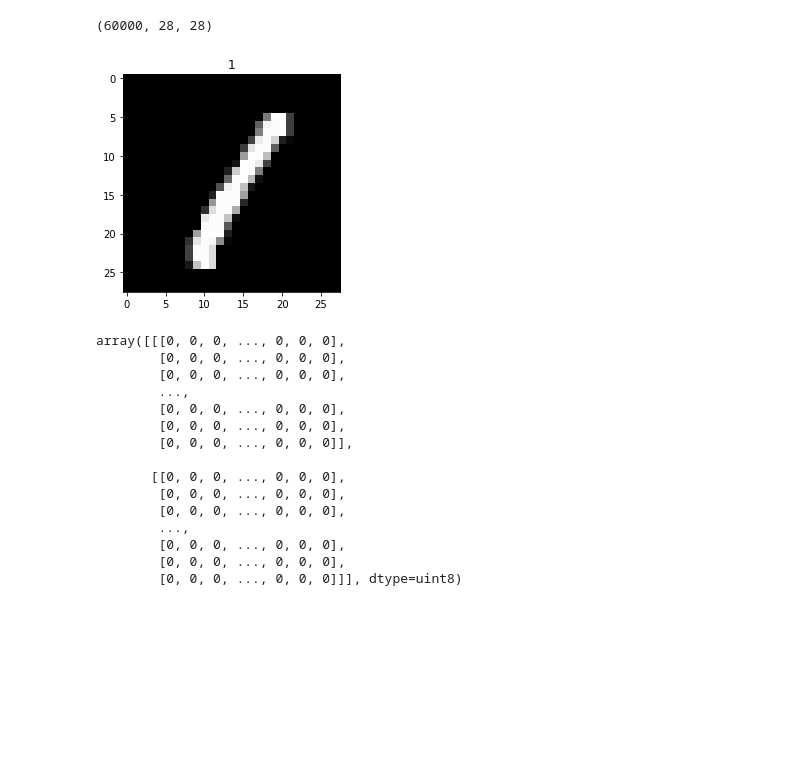
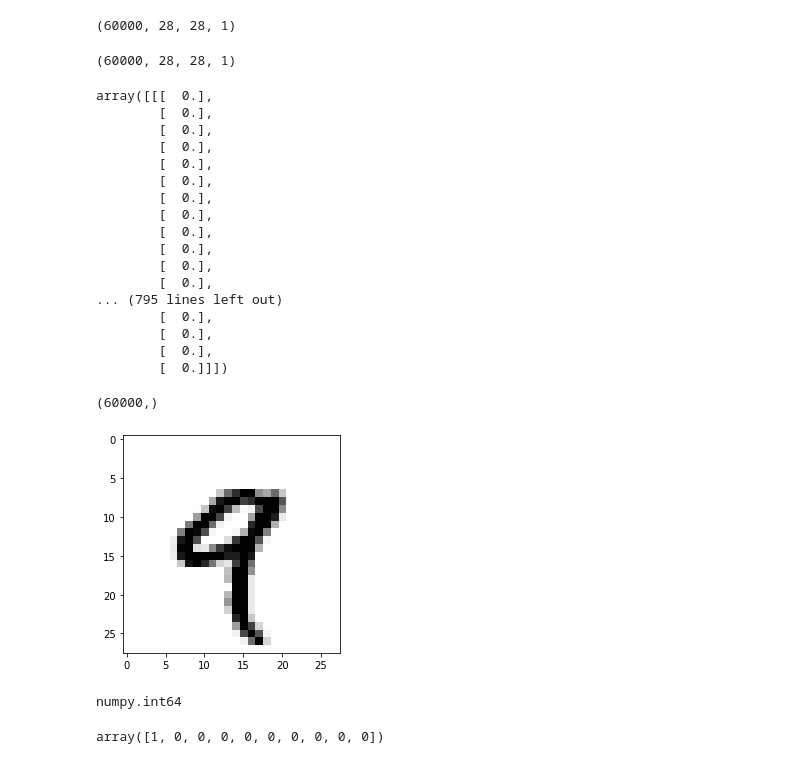
Before and after one commit to nikl1425/DeepLearning_Master, a Jupyter notebook: Testing_projects/mnist_test.ipynb, the cells around one changed output. Drawn from its saved outputs; the diff is of its cells as text; code cells hidden in the pictures; blank space fills up the shorter version.

```diff
--- a/Testing_projects/mnist_test.ipynb
+++ b/Testing_projects/mnist_test.ipynb
@@ -43,34 +46,45 @@ GPU is available
 from tensorflow.keras.datasets import mnist
 # %%
 (x_train, y_train), (x_test, y_test) = mnist.load_data()
+# %%
+x_train = x_train.reshape(60000, 28,28, 1)
+x_train.shape
+# %% [output]
+(60000, 28, 28, 1)
+# %%
+x_train = x_train.astype(float)
 # %%
 x_train.shape
 # %% [output]
-(60000, 28, 28)
+(60000, 28, 28, 1)
-# %%
-sample = 3
-fig = plt.figure
-plt.title(str(y_train[sample]))
-image = x_train[sample]
-plt.imshow(image, cmap='gray')
-plt.show()
-# %% [output]
-[figure, removed]
 # %%
-x_train[0:2]
+x_train[0]
 # %% [output]
-array([[[0, 0, 0, ..., 0, 0, 0],
-        [0, 0, 0, ..., 0, 0, 0],
-        [0, 0, 0, ..., 0, 0, 0],
-        ...,
-        [0, 0, 0, ..., 0, 0, 0],
-        [0, 0, 0, ..., 0, 0, 0],
-        [0, 0, 0, ..., 0, 0, 0]],
-
-       [[0, 0, 0, ..., 0, 0, 0],
-        [0, 0, 0, ..., 0, 0, 0],
-        [0, 0, 0, ..., 0, 0, 0],
-        ...,
-        [0, 0, 0, ..., 0, 0, 0],
-        [0, 0, 0, ..., 0, 0, 0],
-        [0, 0, 0, ..., 0, 0, 0]]], dtype=uint8)
+array([[[  0.],
+        [  0.],
+        [  0.],
+        [  0.],
+        [  0.],
+        [  0.],
+        [  0.],
+        [  0.],
+        [  0.],
+        [  0.],
+        [  0.],
+        [  0.],
+... (795 lines left out)
+        [  0.],
+        [  0.],
+        [  0.],
+        [  0.]]])
+# %%
+y_train.shape
+# %% [output]
+(60000,)
+# %%
+digit = x_train[4]
+import matplotlib.pyplot as plt
+plt.imshow(digit, cmap=plt.cm.binary)
+plt.show()
+# %% [output]
+[figure, added]
@@ -76,0 +99,8 @@ array([[[0, 0, 0, ..., 0, 0, 0],
+# %%
+type(train__y_labels[1][1])
+# %% [output]
+numpy.int64
+# %%
+train__y_labels[1]
+# %% [output]
+array([1, 0, 0, 0, 0, 0, 0, 0, 0, 0])
```
Also changed, not shown: parts of 8 cells of this notebook.
